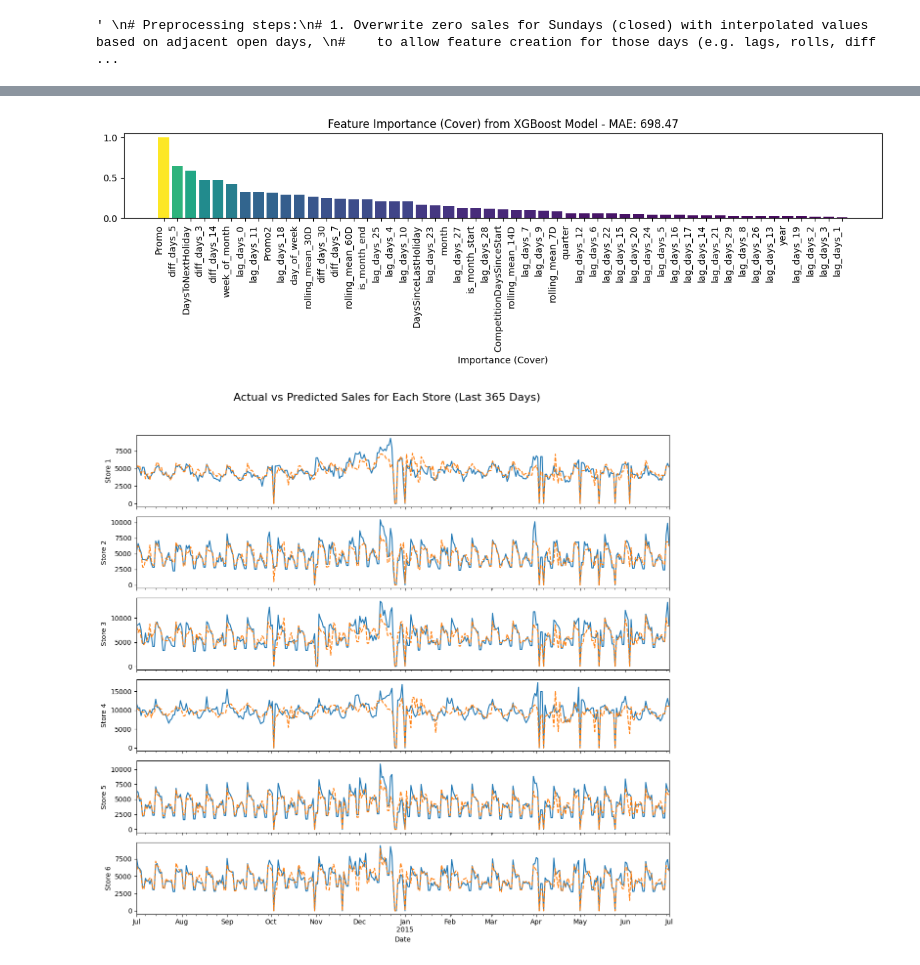
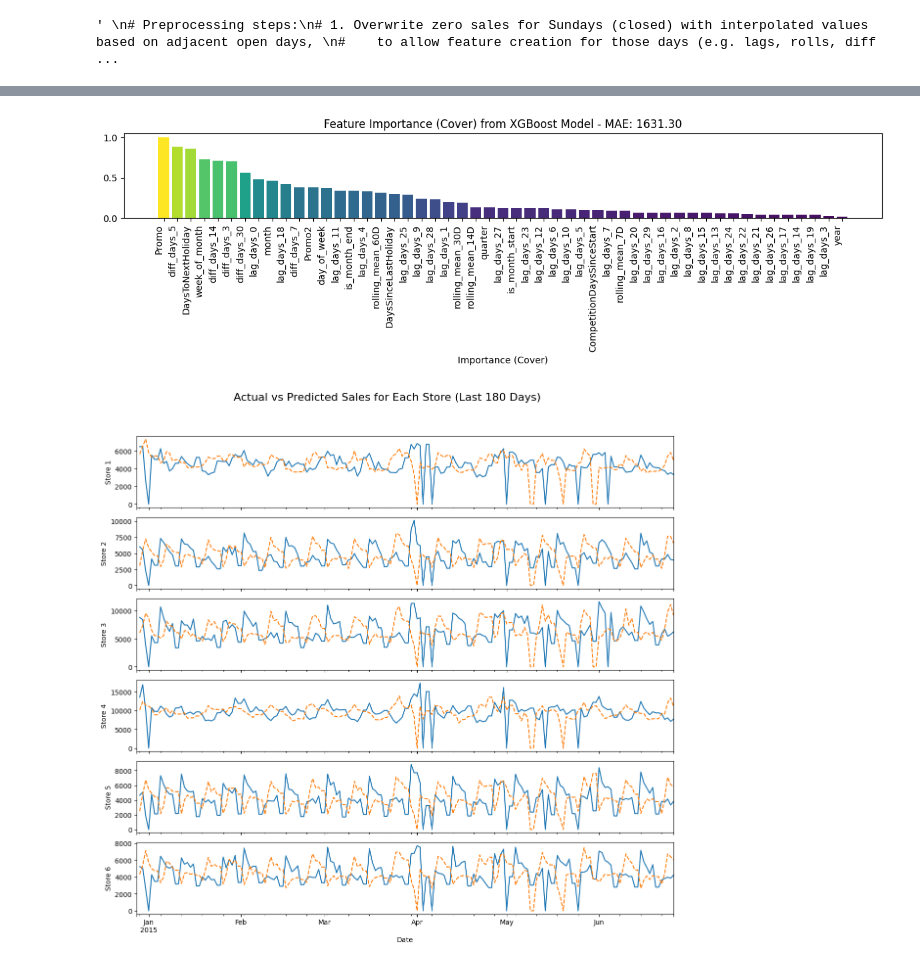
Before and after one commit to Miltos-90/Rossmann_Store_Sales_Forecasting, a Jupyter notebook: test_pipeline.ipynb, the cells around one changed output, grey strips where cells are left out. Saved outputs shown, nothing was run; the diff lists cells and outputs as text; code cells hidden in the pictures.

```diff
--- a/test_pipeline.ipynb
+++ b/test_pipeline.ipynb
@@ -233,7 +218,9 @@ np.float64(0.5380366908500896)
 booster = hypertuning.refit(X, y, mock_trial, study_config)
 test_dmatrix = xgb.DMatrix(X, enable_categorical=True)
 # %%
-
-preds_log_diff = pd.Series(data=booster.predict(test_dmatrix),
-                           index=X.index)
-preds = trf.inverse_transform(preds_log_diff)  # Inverse transform to get predictions back on the original scale
+preds = pd.Series(data=booster.predict(test_dmatrix), index=X.index, name='Sales')
+preds = trf.inverse_transform(preds)
+preds = trf.set_closed_to_zero(preds)
+# %%
+actuals = set_closed_to_zero(df).set_index(['Store', 'Date'])['Sales']
+results = pd.merge(actuals, preds, left_index=True, right_index=True, suffixes=('_actual', '_predicted'))
@@ -240,6 +248,7 @@ preds = trf.inverse_transform(preds_log_diff)  # Inverse transform to get predic
 # %%
 # Extract feature importance from the booster and plot it
 importance = booster.get_score(importance_type='cover')
+
 importance_df = pd.DataFrame({
     'feature': list(importance.keys()),
     'importance': list(importance.values())
@@ -247,63 +256,57 @@ importance_df = pd.DataFrame({
 
 importance_df['importance'] = importance_df['importance'] / importance_df['importance'].max()  # Normalize to sum to 1
 
-results = pd.DataFrame({
-    'actuals': df.set_index(['Store', 'Date'])['Sales'],  # Inverse of log1p applied to the targets during training
-    'predictions': preds
-}).dropna().sort_index()
-
 from sklearn.metrics import  mean_absolute_error
-mae = mean_absolute_error(results["actuals"], results["predictions"])
+mae = mean_absolute_error(results["Sales_actual"], results["Sales_predicted"])
 
 plt.figure(figsize=(12, 4))
 plt.bar(importance_df['feature'], importance_df['importance'], color=cm.viridis(importance_df['importance']))
 plt.xlabel('Importance (Cover)')
 plt.title('Feature Importance (Cover) from XGBoost Model - MAE: {:.2f}'.format(mae))
-# rotate x-axis labels for better readability
 plt.xticks(rotation=90, ha='right')
 plt.tight_layout()
 # %% [output]
-[figure, old version]
+[figure, new version]
 # %%
 import matplotlib.pyplot as plt
-import matplotlib.dates as mdates
 
-n_days_to_plot = 365
+n_days_to_plot = 180
 n_days_offset  = 1*30  # Offset to start plotting from 3 months ago
 
 max_date = results.index.get_level_values("Date").max() - pd.Timedelta(days=n_days_offset)
 min_date = max_date - pd.Timedelta(days=n_days_to_plot)
 
-actuals_recent = results.loc[(slice(None), slice(min_date, max_date)), 'actuals']
-preds_recent   = results.loc[(slice(None), slice(min_date, max_date)), 'predictions']
+actuals_recent = results.loc[(slice(None), slice(min_date, max_date)), 'Sales_actual']
+preds_recent   = results.loc[(slice(None), slice(min_date, max_date)), 'Sales_predicted']
 
 stores = actuals_recent.index.get_level_values("Store").unique()
 
 fig, ax = plt.subplots(figsize=(12, 2 * len(stores)), nrows=len(stores), sharex=True, sharey=False)
 
 for i, store in enumerate(stores):
 
     actual_store_sales    = actuals_recent.loc[(store, slice(None))].copy()
     predicted_store_sales = preds_recent.loc[(store, slice(None))].copy()
 
     #
 
     closed_days = actual_store_sales.index.get_level_values("Date").day_name() == 'Sunday'
     closed_days = actual_store_sales[closed_days].index.get_level_values("Date")
     actual_store_sales[closed_days]    = np.nan  # Set closed days to NaN for plotting
     predicted_store_sales[closed_days] = np.nan  # Set closed days to NaN for plotting
+
     actual_store_sales.fillna(method='ffill', inplace=True)  # Forward fill to maintain continuity in the plot
     predicted_store_sales.fillna(method='ffill', inplace=True)  # Forward fill to maintain continuity in the plot
 
 
     actual_store_sales.plot(label=f"Actual", ax=ax[i])
     predicted_store_sales.plot(label=f"Predicted", ax=ax[i], linestyle='--')
 
 
     #ax[i].legend()
     ax[i].set_ylabel("Store {}".format(store))
     ax[i].set_xlabel("Date")
 plt.suptitle("Actual vs Predicted Sales for Each Store (Last {} Days)".format(n_days_to_plot), fontsize=16)
 plt.tight_layout(rect=[0, 0.03, 1, 0.95])  # Adjust layout to make room for the suptitle
 # %% [output]
-[figure, old version]
+[figure, new version]
```
Also changed, not shown: parts of 4 cells of this notebook, 4 other files.
